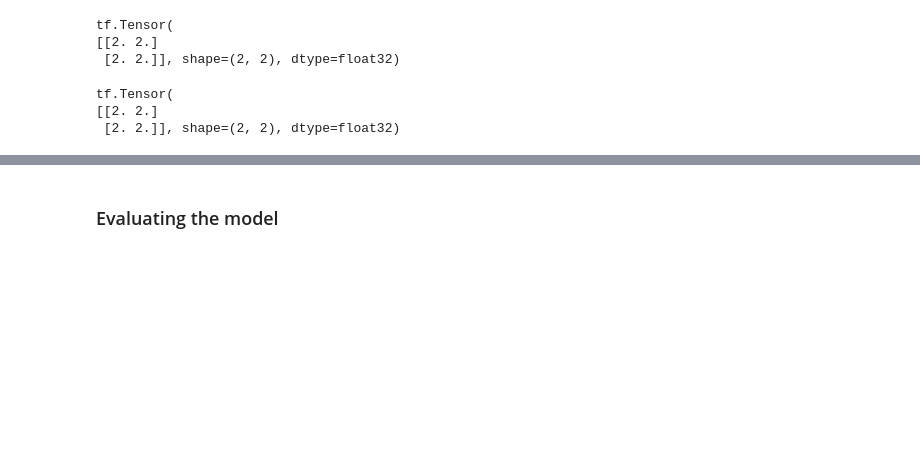
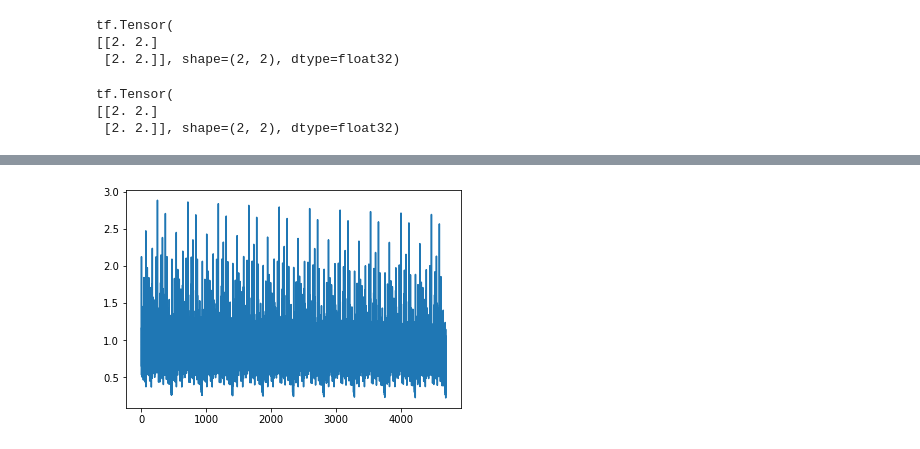
Before and after one commit to ayrna/deep-learning-with-python-notebooks, a Jupyter notebook: chapter02_mathematical-building-blocks.ipynb, the cells around one changed output, grey strips where cells are left out. Saved outputs shown, nothing was run; the diff lists cells and outputs as text; code cells hidden in the pictures; blank space fills up the shorter version.

```diff
--- a/chapter02_mathematical-building-blocks.ipynb
+++ b/chapter02_mathematical-building-blocks.ipynb
@@ -844,10 +915,13 @@ def update_weights(gradients, weights):
 # %%
 def fit(model, images, labels, epochs, batch_size=128):
+    loss_history = list()
     for epoch_counter in range(epochs):
         print(f"Epoch {epoch_counter}")
         batch_generator = BatchGenerator(images, labels)
         for batch_counter in range(batch_generator.num_batches):
             images_batch, labels_batch = batch_generator.next()
             loss = one_training_step(model, images_batch, labels_batch)
+            loss_history.append(loss.numpy())
             if batch_counter % 100 == 0:
                 print(f"loss at batch {batch_counter}: {loss:.2f}")
+    return model, loss_history
@@ -860,4 +936,4 @@ train_images = train_images.astype("float32") / 255
 test_images = test_images.reshape((10000, 28 * 28))
 test_images = test_images.astype("float32") / 255
 
-fit(model, train_images, train_labels, epochs=10, batch_size=128)
+mode, loss_history = fit(model, train_images, train_labels, epochs=10, batch_size=128)
@@ -864,2 +958,7 @@ fit(model, train_images, train_labels, epochs=10, batch_size=128)
-# %% [markdown]
-### Evaluating the model
+# %%
+import matplotlib.pyplot as plt
+
+plt.plot(loss_history)
+plt.show()
+# %% [output]
+[figure, added]
```
Also changed, not shown: parts of 45 cells of this notebook.
